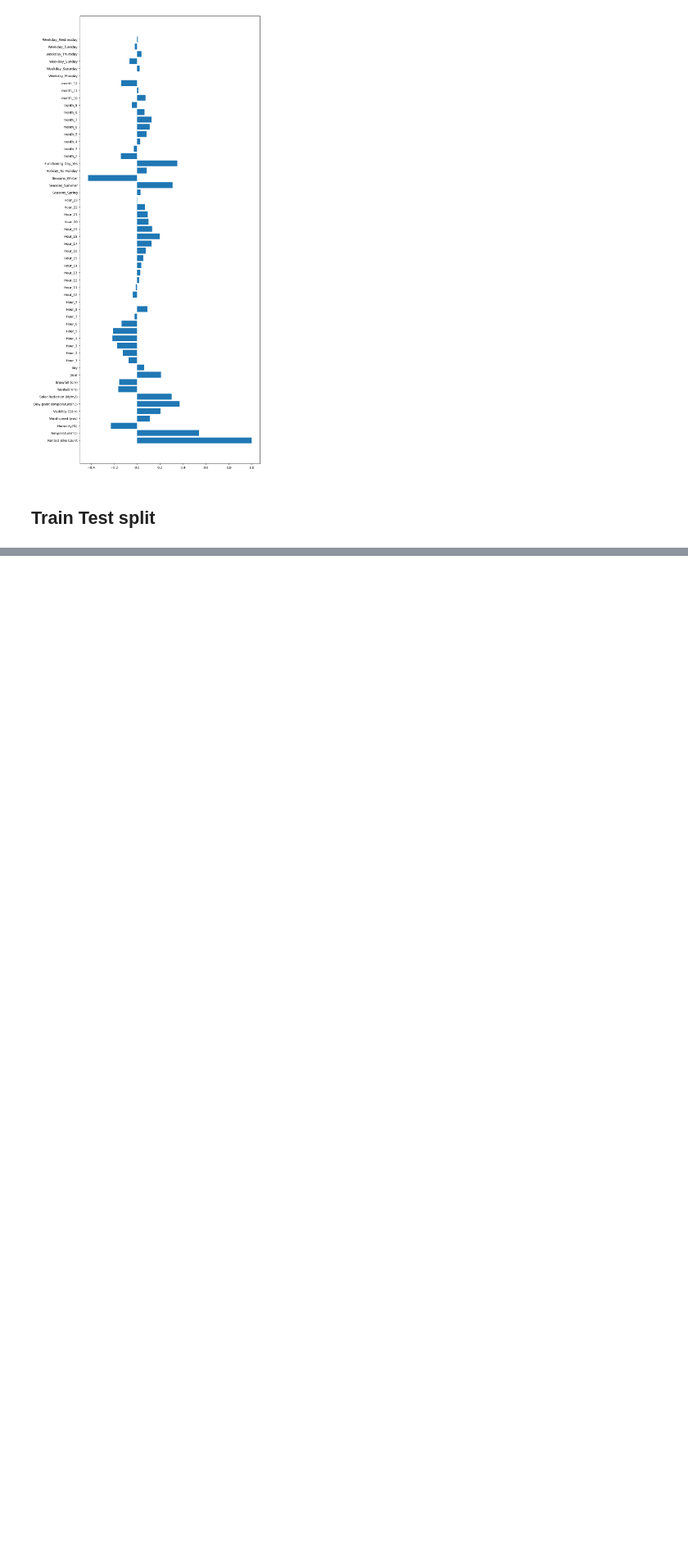
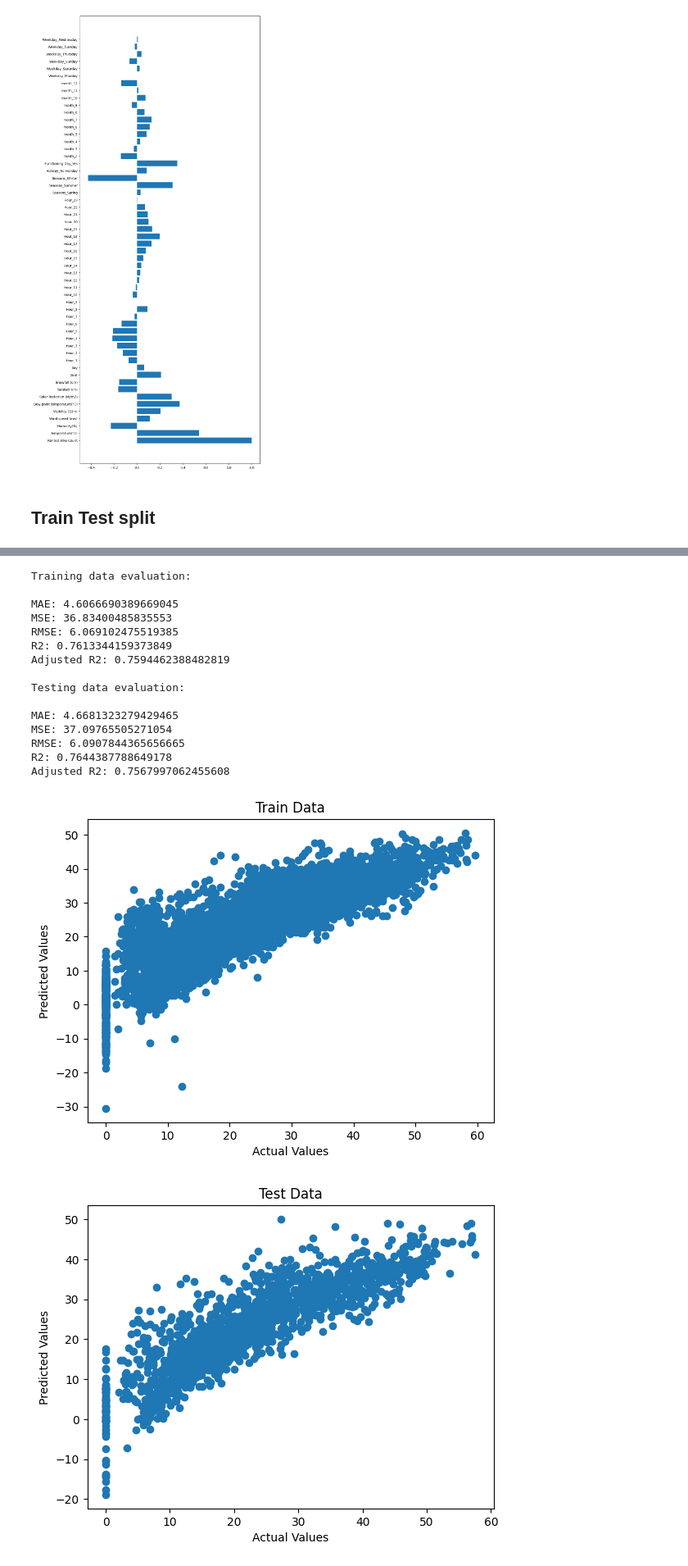
Before and after one commit to rajkumarshedage/Bike-Sharing-Demand-Prediction, a Jupyter notebook: Bike_Sharing_Demand_Prediction.ipynb, the cells around one changed output, grey strips where cells are left out. Shown at 82% size. Saved outputs shown, nothing was run; the diff lists cells and outputs as text; code cells hidden in the pictures; blank space fills up the shorter version.

```diff
--- a/Bike_Sharing_Demand_Prediction.ipynb
+++ b/Bike_Sharing_Demand_Prediction.ipynb
@@ -1116,0 +1216,25 @@ NameError: ignored
+# %%
+## Fit the Ridge model
+
+ridge_model = Ridge()
+ridge_model.fit(X_train,y_train)
+
+model_eva(ridge_model)
+# %% [output]
+Training data evaluation:
+
+MAE: 4.6066690389669045
+MSE: 36.83400485835553
+RMSE: 6.069102475519385
+R2: 0.7613344159373849
+Adjusted R2: 0.7594462388482819
+
+Testing data evaluation:
+
+MAE: 4.6681323279429465
+MSE: 37.09765505271054
+RMSE: 6.0907844365656665
+R2: 0.7644387788649178
+Adjusted R2: 0.7567997062455608
+[figure, added]
+[figure, added]
```
Also changed, not shown: parts of 21 cells of this notebook.
